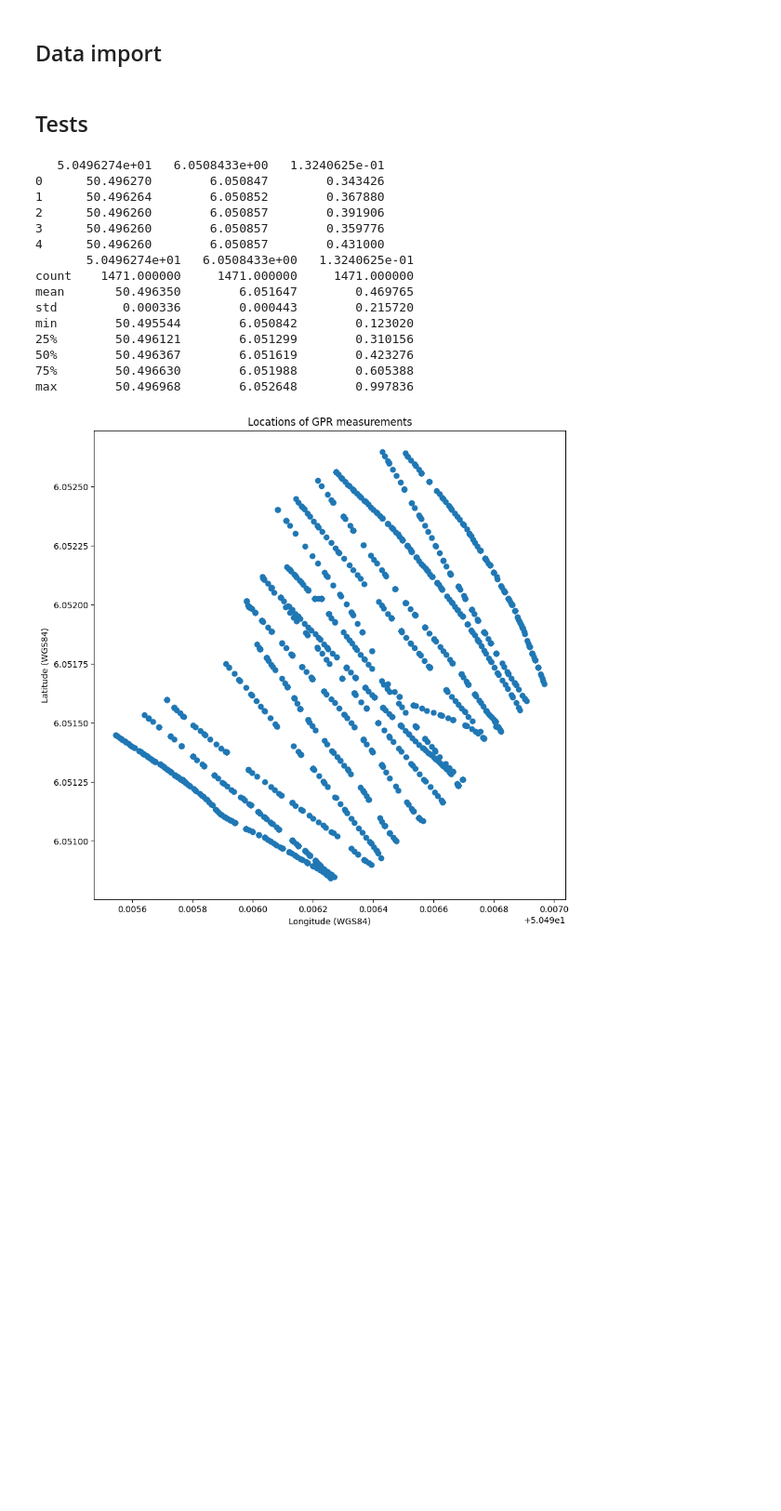
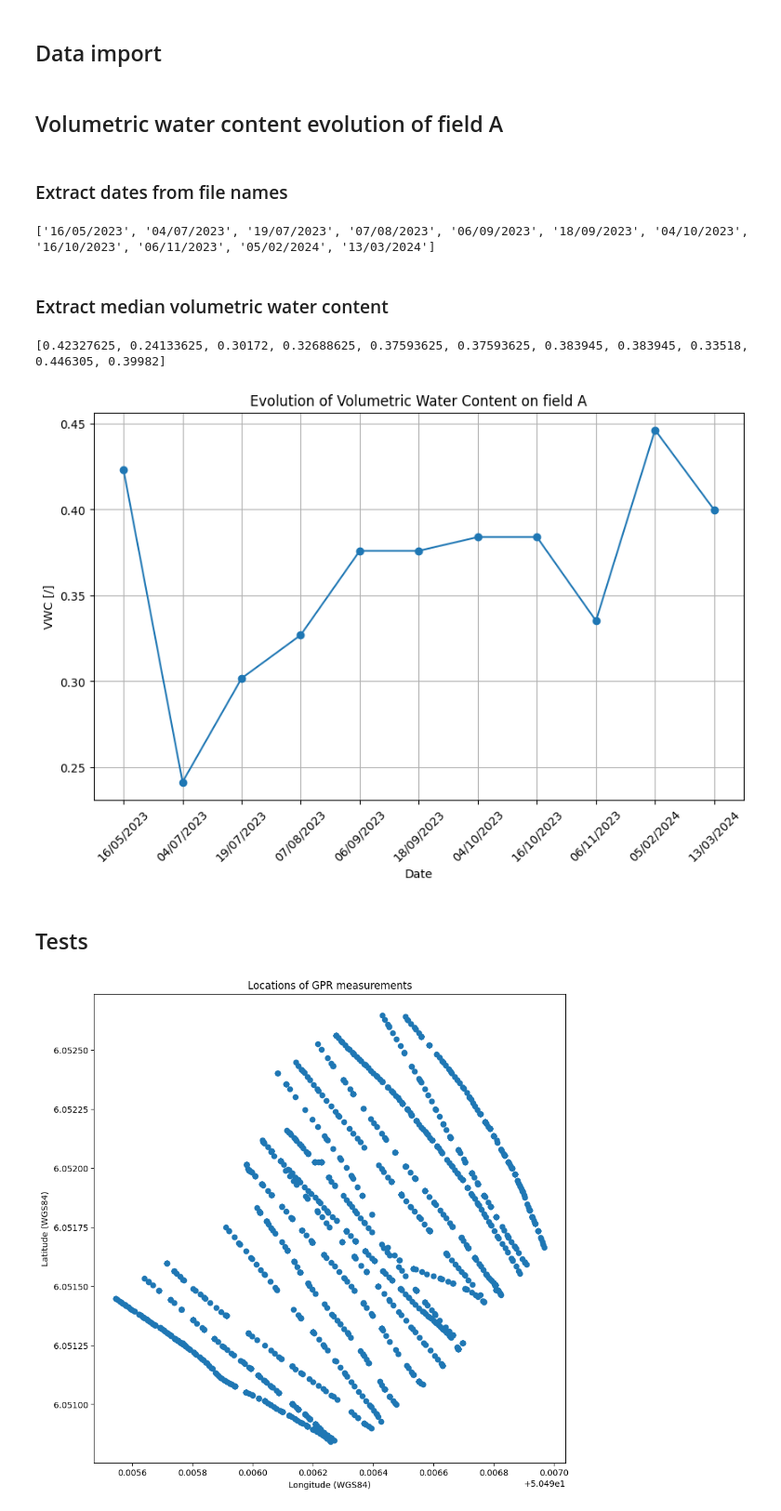
Before and after one commit to Django184/Master-Thesis, a Jupyter notebook: gpr.ipynb, the cells around one changed output. Shown: that part at 93% size. Drawn from its saved outputs; the diff is of its cells as text; code cells hidden in the pictures; blank space fills up the shorter version.

```diff
--- a/gpr.ipynb
+++ b/gpr.ipynb
@@ -10,34 +11,52 @@ import matplotlib.pyplot as plt
 # %% [markdown]
 ## Data import
 # %%
-file_paths = glob.glob("D:/Cours bioingé/BIR M2/Mémoire/Data/Drone GPR/*.txt") # return all file paths that match a specific pattern
+file_paths = glob.glob("D:/Cours bioingé/BIR M2/Mémoire/Data/Drone GPR/Field A/*.txt") # return all file paths that match a specific pattern
 
 gpr_data_tables = []
 
 for file_path in file_paths:
     gpr_data_table = pd.read_csv(file_path, sep = "  ", engine="python")
     gpr_data_tables.append(gpr_data_table)
+# %% [markdown]
+## Volumetric water content evolution of field A
+# %% [markdown]
+### Extract dates from file names
+# %%
+dates = []
+for file_path in file_paths:
+    file_name = os.path.basename(file_path)
+    file_name_without_extension = os.path.splitext(file_name)[0]
+
+    date = file_name_without_extension[4:6] + "/" + file_name_without_extension[2:4] + "/" + "20" + file_name_without_extension[:2]
+    dates.append(date)
+print(dates)
+# %% [output]
+['16/05/2023', '04/07/2023', '19/07/2023', '07/08/2023', '06/09/2023', '18/09/2023', '04/10/2023', '16/10/2023', '06/11/2023', '05/02/2024', '13/03/2024']
+# %% [markdown]
+### Extract median volumetric water content
+# %%
+median_GPR_data_tables = []
+for gpr_data_table in gpr_data_tables:
+    median_GPR_data_table = gpr_data_table.iloc[:,2].median()
+    median_GPR_data_tables.append(median_GPR_data_table)
+
+print(median_GPR_data_tables)
+# %% [output]
+[0.42327625, 0.24133625, 0.30172, 0.32688625, 0.37593625, 0.37593625, 0.383945, 0.383945, 0.33518, 0.446305, 0.39982]
+# %%
+plt.figure(figsize=(10, 6))
+plt.plot(dates, median_GPR_data_tables, marker='o')
+plt.xlabel('Date')
+plt.ylabel('VWC [/]')
+plt.title('Evolution of Volumetric Water Content on field A')
+plt.xticks(rotation=45)
+plt.grid(True)
+plt.show()
+# %% [output]
+[figure, added]
 # %% [markdown]
 ## Tests
-# %%
-print(gpr_data_tables[0].head())
-print(gpr_data_tables[0].describe())
-# %% [output]
-   5.0496274e+01   6.0508433e+00   1.3240625e-01
-0      50.496270        6.050847        0.343426
-1      50.496264        6.050852        0.367880
-2      50.496260        6.050857        0.391906
-3      50.496260        6.050857        0.359776
-4      50.496260        6.050857        0.431000
-       5.0496274e+01   6.0508433e+00   1.3240625e-01
-count    1471.000000     1471.000000     1471.000000
-mean       50.496350        6.051647        0.469765
-std         0.000336        0.000443        0.215720
-min        50.495544        6.050842        0.123020
-25%        50.496121        6.051299        0.310156
-50%        50.496367        6.051619        0.423276
-75%        50.496630        6.051988        0.605388
-max        50.496968        6.052648        0.997836
 # %%
 # Plot x and y coordinates
 plt.figure(figsize=(10, 10))
```
Also changed, not shown: parts of 1 cell of this notebook, 1 other file.
